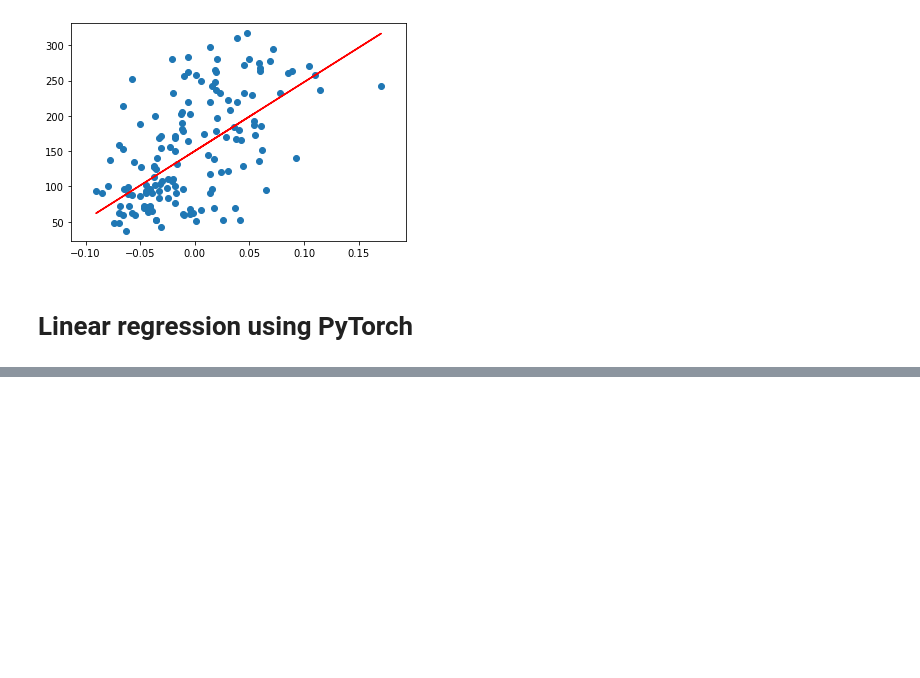
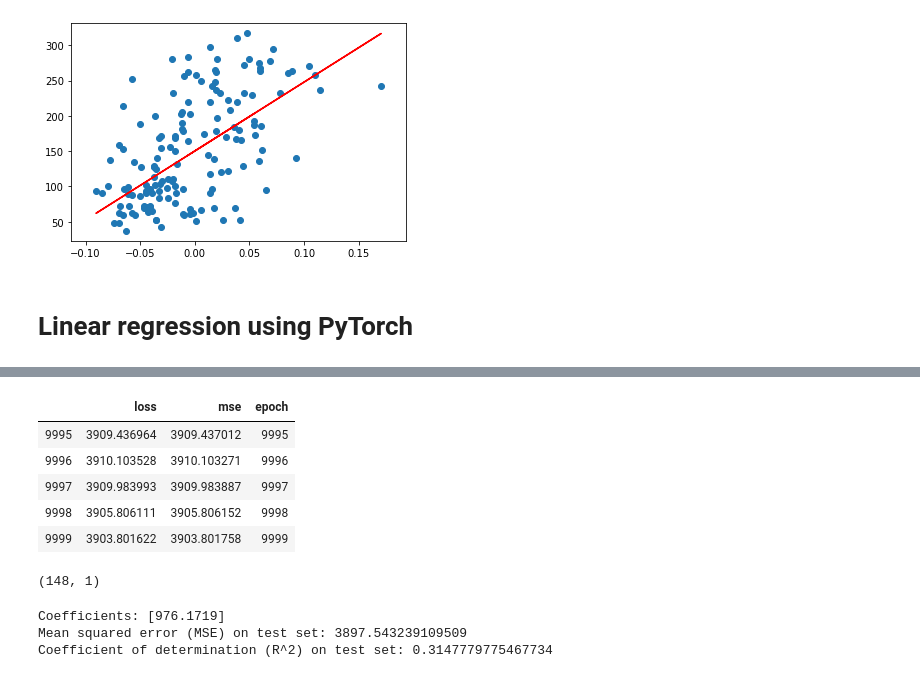
Before and after one commit to CarlFredriksson/linear_regression_lib_comparison, a Jupyter notebook: linear_regression_lib_comparison.ipynb, the cells around one changed output, grey strips where cells are left out. Cells and saved outputs as stored; diff of their text form; code cells hidden in the pictures; blank space fills up the shorter version.

```diff
--- a/linear_regression_lib_comparison.ipynb
+++ b/linear_regression_lib_comparison.ipynb
@@ -75,0 +173,25 @@ plt.show()
+# %%
+history = model.fit(X_train, Y_train, epochs=10000, verbose=0)
+df_history = pd.DataFrame(history.history)
+df_history['epoch'] = history.epoch
+df_history.tail()
+# %% [output]
+|  | loss | mse | epoch |
+| 9995 | 3909.436964 | 3909.437012 | 9995 |
+| 9996 | 3910.103528 | 3910.103271 | 9996 |
+| 9997 | 3909.983993 | 3909.983887 | 9997 |
+| 9998 | 3905.806111 | 3905.806152 | 9998 |
+| 9999 | 3903.801622 | 3903.801758 | 9999 |
+# %%
+Y_pred = model.predict(X_test)
+Y_pred.shape
+# %% [output]
+(148, 1)
+# %%
+print('Coefficients:', model.layers[0].get_weights()[0][0])
+print('Mean squared error (MSE) on test set:', mean_squared_error(Y_test, Y_pred))
+print('Coefficient of determination (R^2) on test set:', r2_score(Y_test, Y_pred))
+# %% [output]
+Coefficients: [976.1719]
+Mean squared error (MSE) on test set: 3897.543239109509
+Coefficient of determination (R^2) on test set: 0.3147779775467734
```
Also changed, not shown: parts of 18 cells of this notebook, 3 other files.
